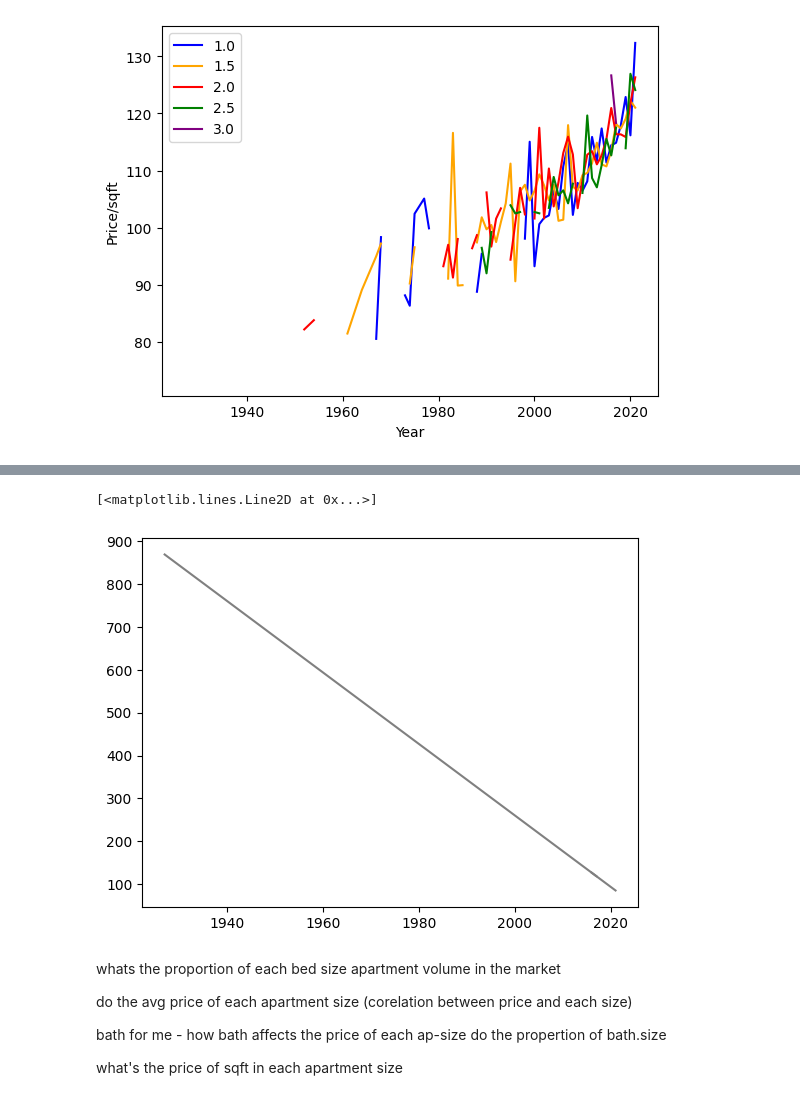
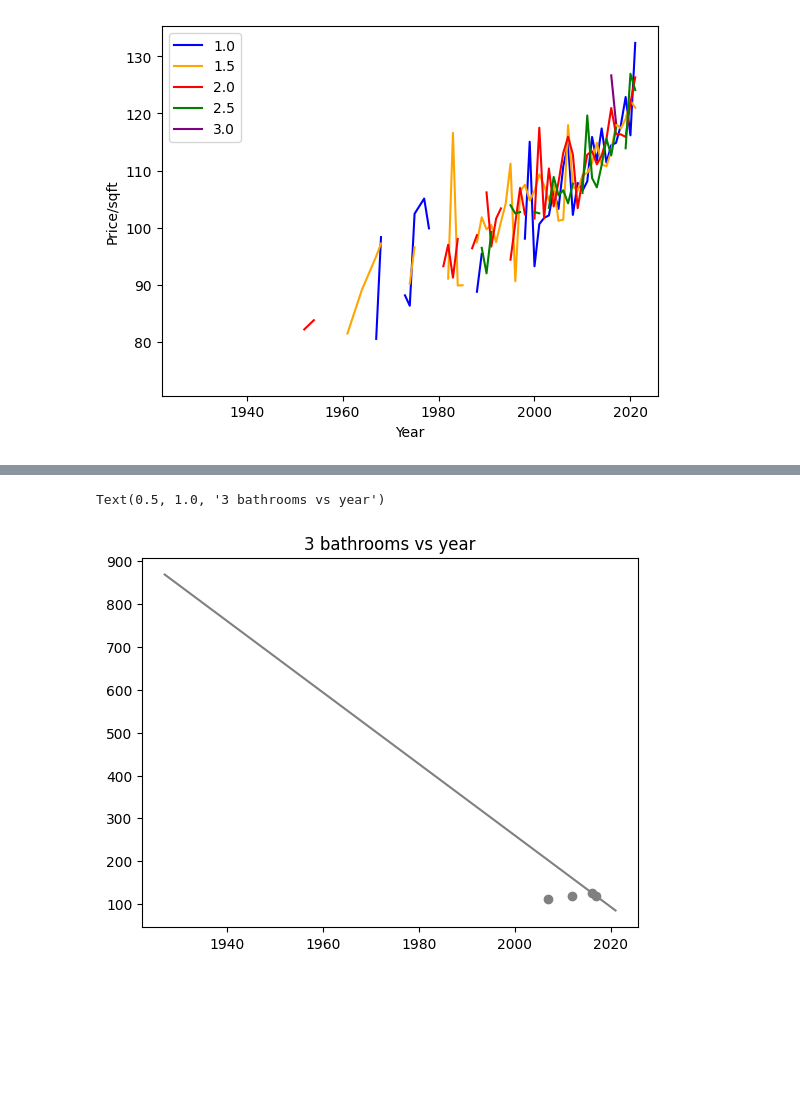
Before and after one commit to DavMark2909/hw6, a Jupyter notebook: HW6-2 copy.ipynb, the cells around one changed output, grey strips where cells are left out. Saved outputs shown, nothing was run; the diff lists cells and outputs as text; code cells hidden in the pictures; blank space fills up the shorter version.

```diff
--- a/HW6-2 copy.ipynb
+++ b/HW6-2 copy.ipynb
@@ -428,15 +463,7 @@ Text(0.5, 1.0, 'Regression with bed')
 # %%
-plt.plot(year, piat, c='grey')
+plt.scatter(year, piat, c='grey')
 plt.plot(year, model5(year), c='grey')
+plt.title("3 bathrooms vs year")
 # %% [output]
-[<matplotlib.lines.Line2D at 0x...>]
+Text(0.5, 1.0, '3 bathrooms vs year')
-[figure, old version]
+[figure, new version]
-# %% [markdown]
-whats the proportion of each bed size apartment volume in the market
-
-do the avg price of each apartment size (corelation between price and each size)
-
-bath for me - how bath affects the price of each ap-size
-do the propertion of bath.size
-
-what's the price of sqft in each apartment size
```
Also changed, not shown: parts of 12 cells of this notebook.
